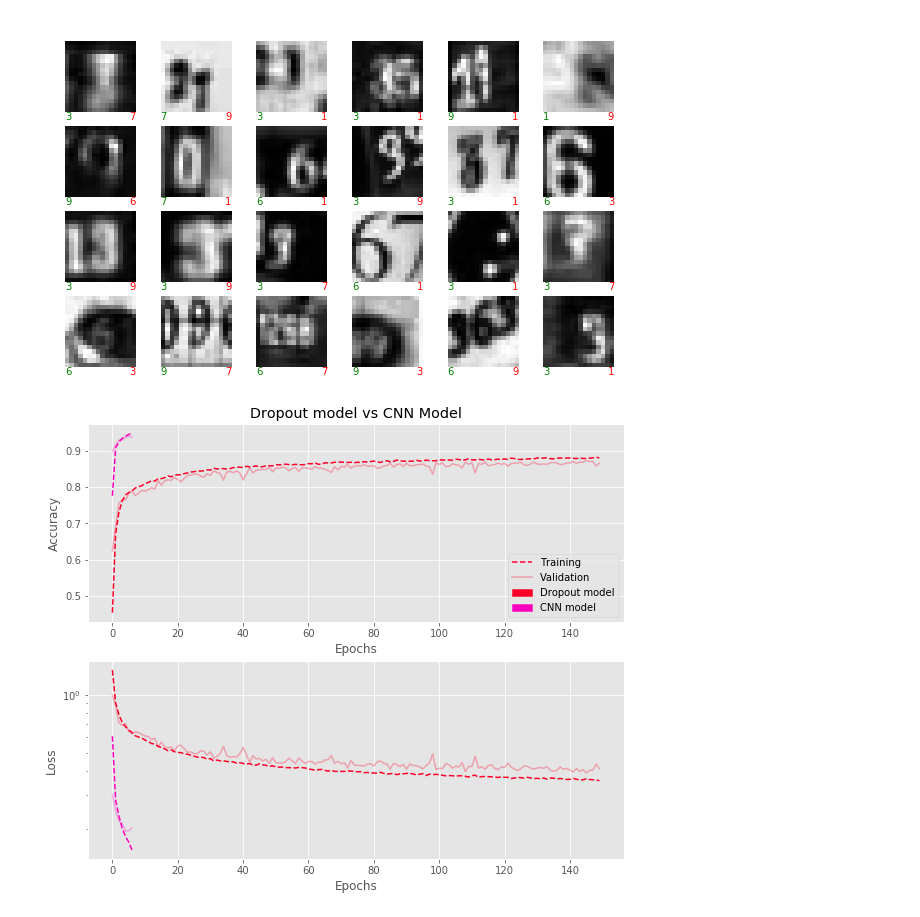
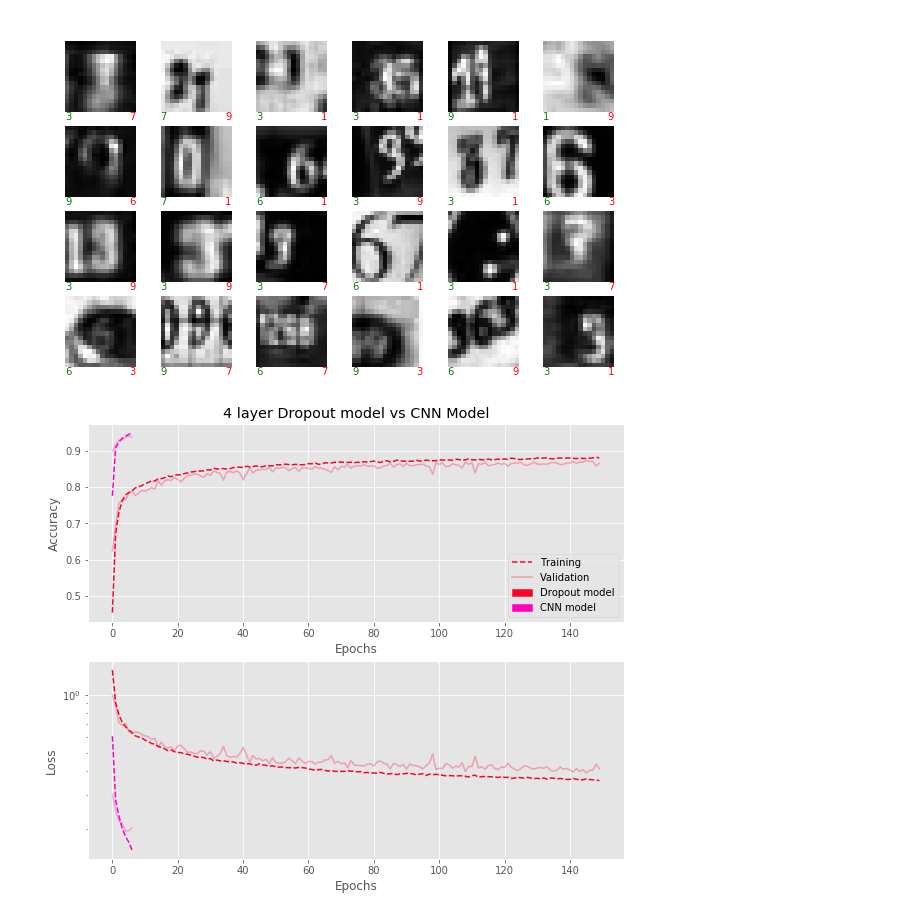
Before and after one commit to lguillain/Artificial-Neural-Networks, a Jupyter notebook: miniproject1/miniproject1.ipynb, the cells around one changed output. Saved outputs shown, nothing was run; the diff lists cells and outputs as text; code cells hidden in the pictures.

```diff
--- a/miniproject1/miniproject1.ipynb
+++ b/miniproject1/miniproject1.ipynb
@@ -1346,6 +1345,6 @@ plot_some_samples(x_test, y_test, pred, indexes, label_mapping = subset_of_class
 apphist_compare_drop_cnn = AppendedHistory(fname='output_Leonore/ex6_4layer.txt')
 apphist_compare_drop_cnn.merge(AppendedHistory(fname='output_Leonore/ex6_cnn.txt'))
 # %%
-apphist_compare_drop_cnn.plot_acc_loss('Dropout model vs CNN Model', '', 'val_')
+apphist_compare_drop_cnn.plot_acc_loss('4 layer Dropout model vs CNN Model', '', 'val_')
 # %% [output]
-[figure, old version]
+[figure, new version]
```
Also changed, not shown: parts of 6 cells of this notebook.
